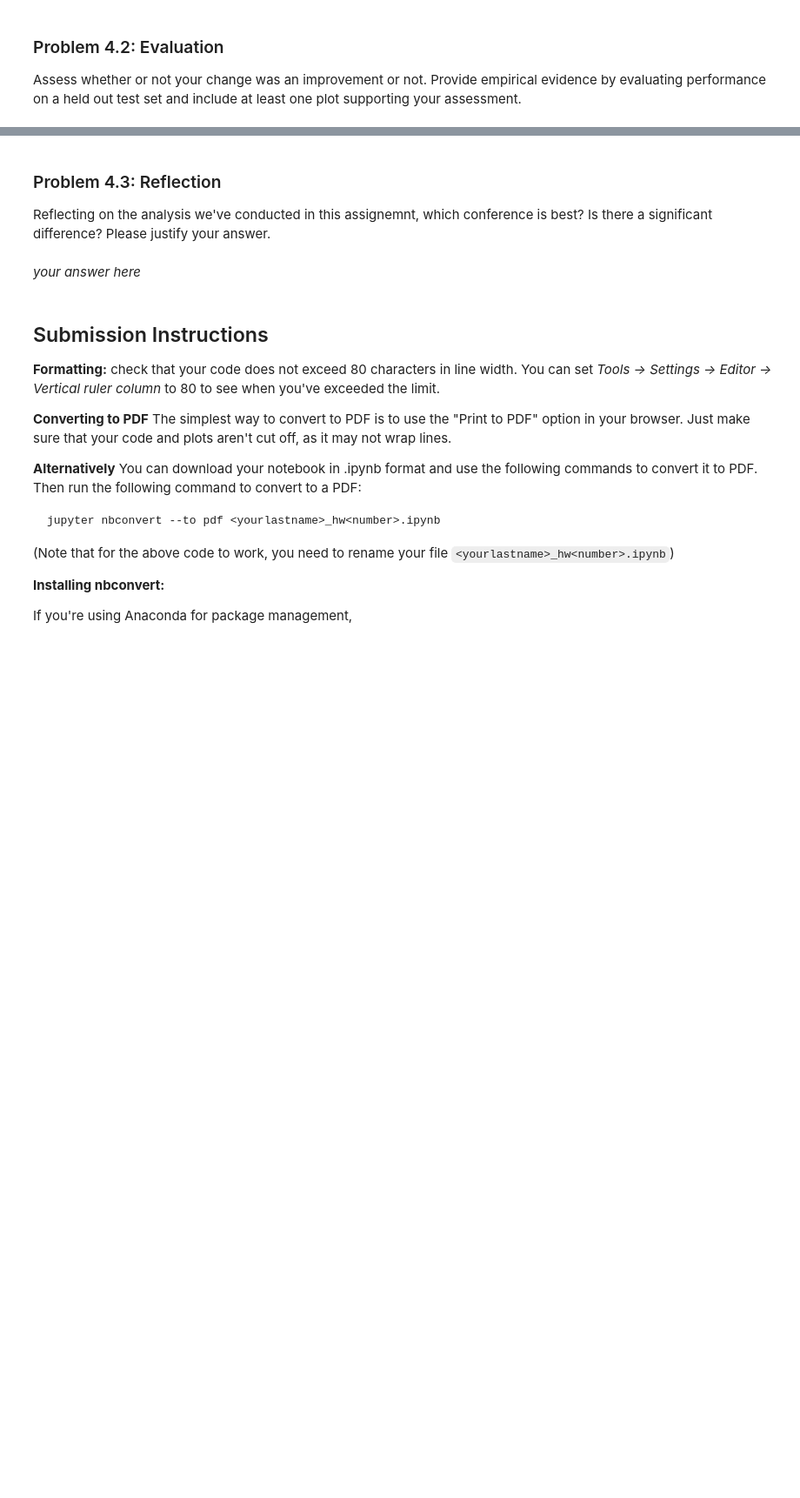
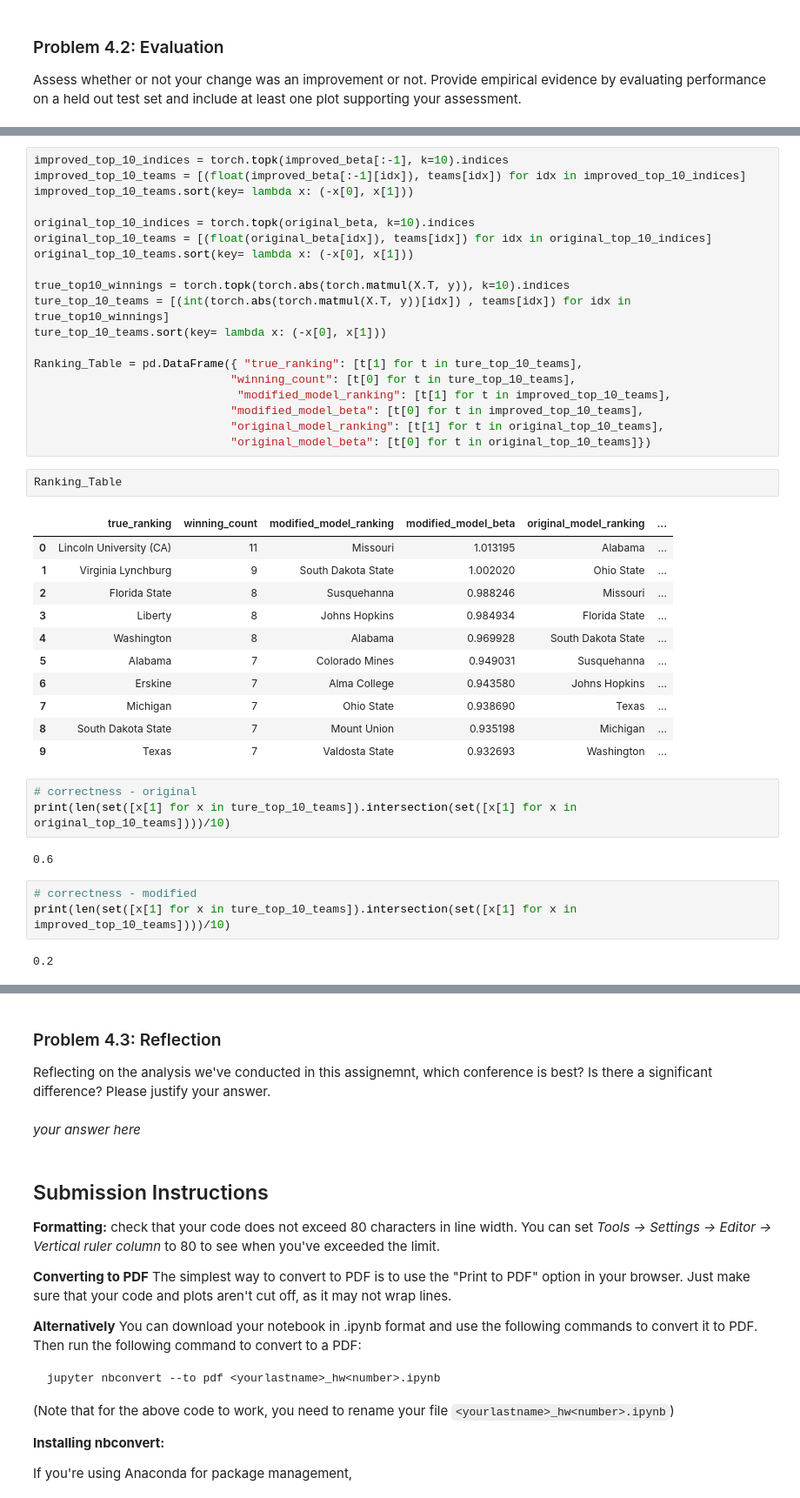
Before and after one commit to fatday/My-Grad-Math-Works, a Jupyter notebook: assignments/hw1/hw1.ipynb, the cells around one changed output, grey strips where cells are left out. Shown at 87% size. Drawn from its saved outputs; the diff is of its cells as text; blank space fills up the shorter version.

```diff
--- a/assignments/hw1/hw1.ipynb
+++ b/assignments/hw1/hw1.ipynb
@@ -399,0 +511,43 @@ Assess whether or not your change was an improvement or not. Provide empirical e
+# %%
+improved_top_10_indices = torch.topk(improved_beta[:-1], k=10).indices
+improved_top_10_teams = [(float(improved_beta[:-1][idx]), teams[idx]) for idx in improved_top_10_indices]
+improved_top_10_teams.sort(key= lambda x: (-x[0], x[1]))
+
+original_top_10_indices = torch.topk(original_beta, k=10).indices
+original_top_10_teams = [(float(original_beta[idx]), teams[idx]) for idx in original_top_10_indices]
+original_top_10_teams.sort(key= lambda x: (-x[0], x[1]))
+
+true_top10_winnings = torch.topk(torch.abs(torch.matmul(X.T, y)), k=10).indices
+ture_top_10_teams = [(int(torch.abs(torch.matmul(X.T, y))[idx]) , teams[idx]) for idx in true_top10_winnings]
+ture_top_10_teams.sort(key= lambda x: (-x[0], x[1]))
+
+Ranking_Table = pd.DataFrame({ "true_ranking": [t[1] for t in ture_top_10_teams],
+                             "winning_count": [t[0] for t in ture_top_10_teams],
+                              "modified_model_ranking": [t[1] for t in improved_top_10_teams],
+                             "modified_model_beta": [t[0] for t in improved_top_10_teams],
+                             "original_model_ranking": [t[1] for t in original_top_10_teams],
+                             "original_model_beta": [t[0] for t in original_top_10_teams]})
+# %%
+Ranking_Table
+# %% [output]
+|  | true_ranking | winning_count | modified_model_ranking | modified_model_beta | original_model_ranking | ... |
+| 0 | Lincoln University (CA) | 11 | Missouri | 1.013195 | Alabama | ... |
+| 1 | Virginia Lynchburg | 9 | South Dakota State | 1.002020 | Ohio State | ... |
+| 2 | Florida State | 8 | Susquehanna | 0.988246 | Missouri | ... |
+| 3 | Liberty | 8 | Johns Hopkins | 0.984934 | Florida State | ... |
+| 4 | Washington | 8 | Alabama | 0.969928 | South Dakota State | ... |
+| 5 | Alabama | 7 | Colorado Mines | 0.949031 | Susquehanna | ... |
+| 6 | Erskine | 7 | Alma College | 0.943580 | Johns Hopkins | ... |
+| 7 | Michigan | 7 | Ohio State | 0.938690 | Texas | ... |
+| 8 | South Dakota State | 7 | Mount Union | 0.935198 | Michigan | ... |
+| 9 | Texas | 7 | Valdosta State | 0.932693 | Washington | ... |
+# %%
+# correctness - original
+print(len(set([x[1] for x in ture_top_10_teams]).intersection(set([x[1] for x in original_top_10_teams])))/10)
+# %% [output]
+0.6
+# %%
+# correctness - modified
+print(len(set([x[1] for x in ture_top_10_teams]).intersection(set([x[1] for x in improved_top_10_teams])))/10)
+# %% [output]
+0.2
```
Also changed, not shown: parts of 25 cells of this notebook.
